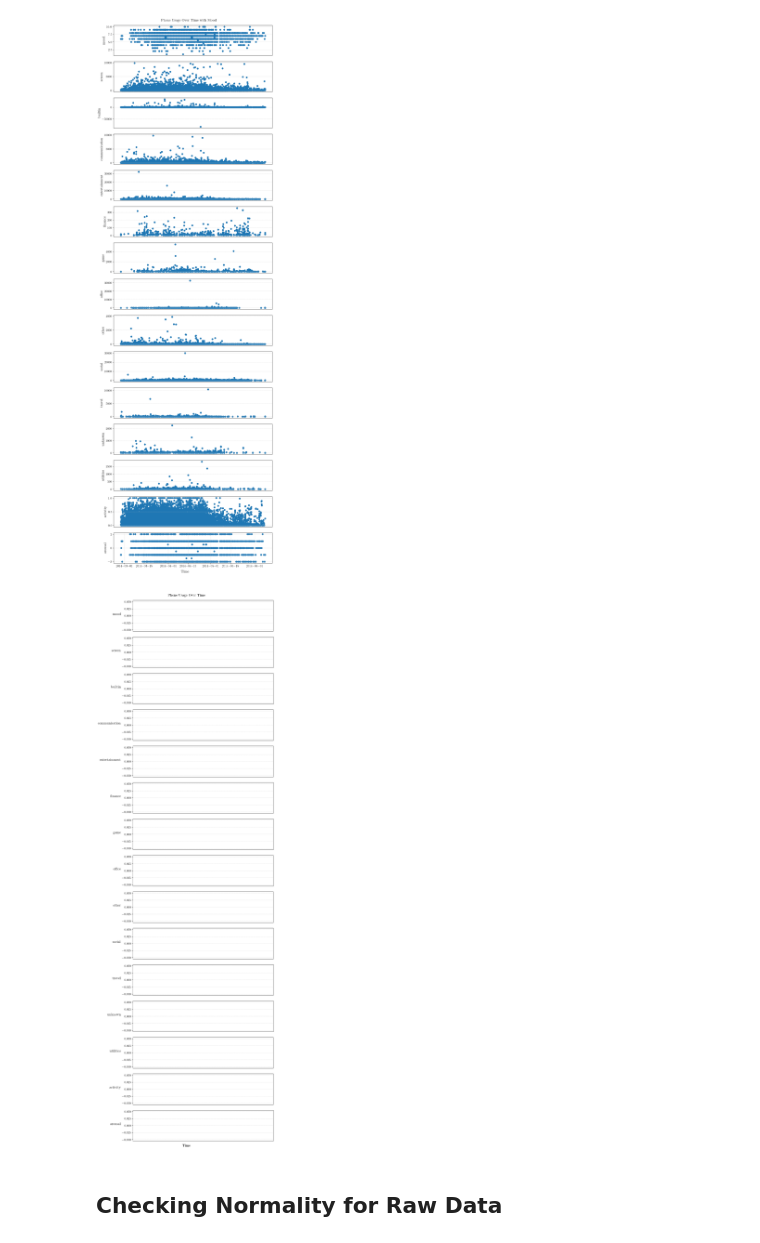
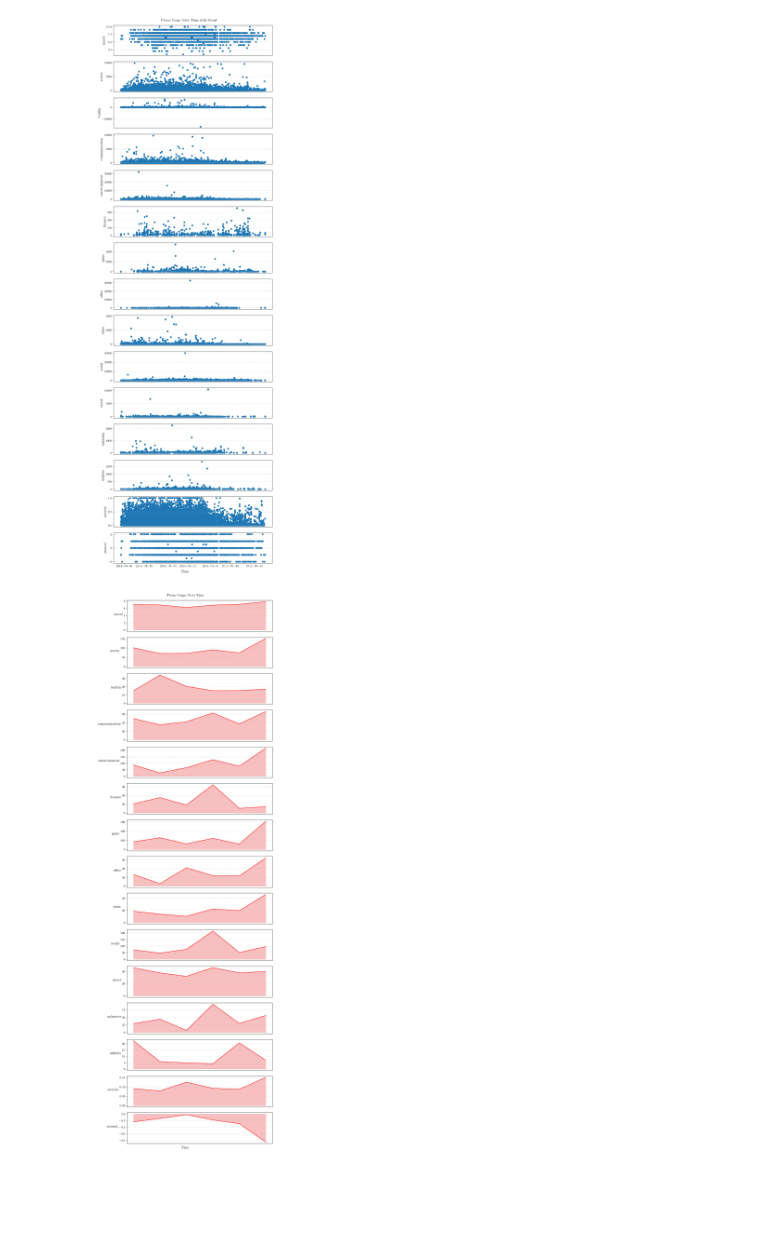
Before and after one commit to AmirSahrani/DMT_Assignments, a Jupyter notebook: notebooks/visualize.ipynb, the cells around one changed output. Saved outputs shown, nothing was run; the diff lists cells and outputs as text; code cells hidden in the pictures; blank space fills up the shorter version.

```diff
--- a/notebooks/visualize.ipynb
+++ b/notebooks/visualize.ipynb
@@ -124,29 +132,48 @@ plt.show()
 [figure]
 # %%
 #Trying polynomial regression for trendlines because otherwise the data is kind of choppy
+
+#Have to average over ID, otherwise it won't plot.
+mean_data = data.groupby('id').mean()
+mean_data = mean_data.dropna()
+
+mood = mean_data['mood']
+screen = mean_data['screen']
+activity = mean_data['activity']
+arousal = mean_data['circumplex.arousal']
+builtin = mean_data['appCat.builtin']
+communication = mean_data['appCat.communication']
+entertainment = mean_data['appCat.entertainment']
+finance = mean_data['appCat.finance']
+game = mean_data['appCat.game']
+office = mean_data['appCat.office']
+other = mean_data['appCat.other']
+social = mean_data['appCat.social']
+travel = mean_data['appCat.travel']
+unknown = mean_data['appCat.unknown']
+utilities = mean_data['appCat.utilities']
+
 fig, axes = plt.subplots(nrows=15, ncols=1, figsize=(10, 30))
 
 for i, variable_data in enumerate([mood, screen, builtin, communication, entertainment,
                         finance, game, office, other, social, travel,
                         unknown, utilities, activity, arousal]):
-    x = np.arange(len(data['time']))
-    coefficients = np.polyfit(x, variable_data, 3)
+    x = np.arange(len(mean_data['time']))
+    coefficients = np.polyfit(x, variable_data, 5)
     axes[i].plot(x, np.polyval(coefficients, x), color='red')
     axes[i].fill_between(x, np.polyval(coefficients, x), color='lightcoral', alpha=0.5)
 
 #Messing with labels and formatting
 fig.text(0.4, 1, 'Phone Usage Over Time', va='center', rotation='horizontal', fontsize=14)
 fig.text(0.5, 0, 'Time', ha='center', fontsize=14)
 for ax in axes:
     ax.set_xticklabels([])
     ax.set_xticks([])
 
 for i, ax in enumerate(axes):
     ax.set_ylabel(y_labels[i], rotation=0, ha='right')
 
 plt.tight_layout()
 plt.show()
 # %% [output]
-[figure, old version]
+[figure, new version]
-# %% [markdown]
-## Checking Normality for Raw Data
```
Also changed, not shown: parts of 2 cells of this notebook, 1 other file.
